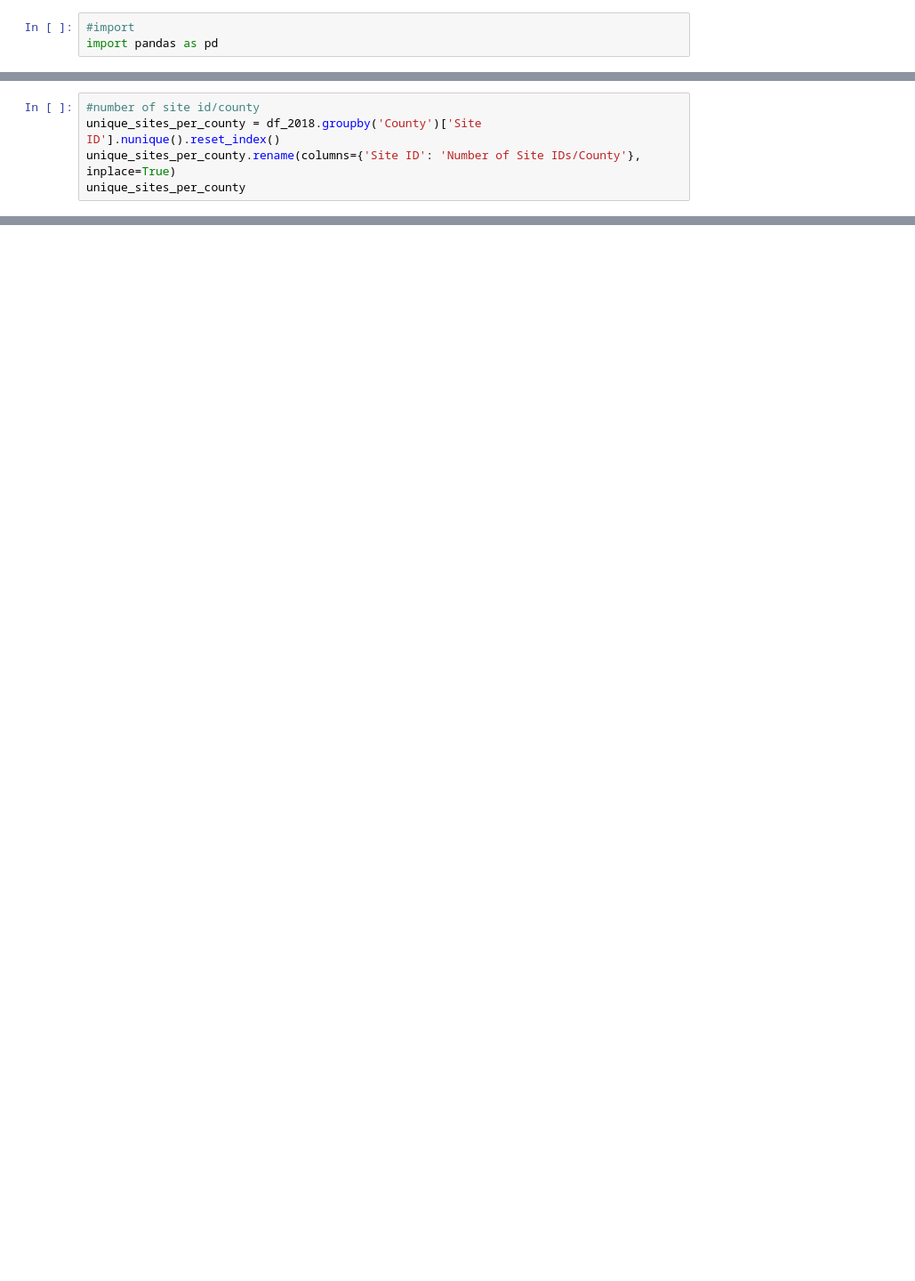
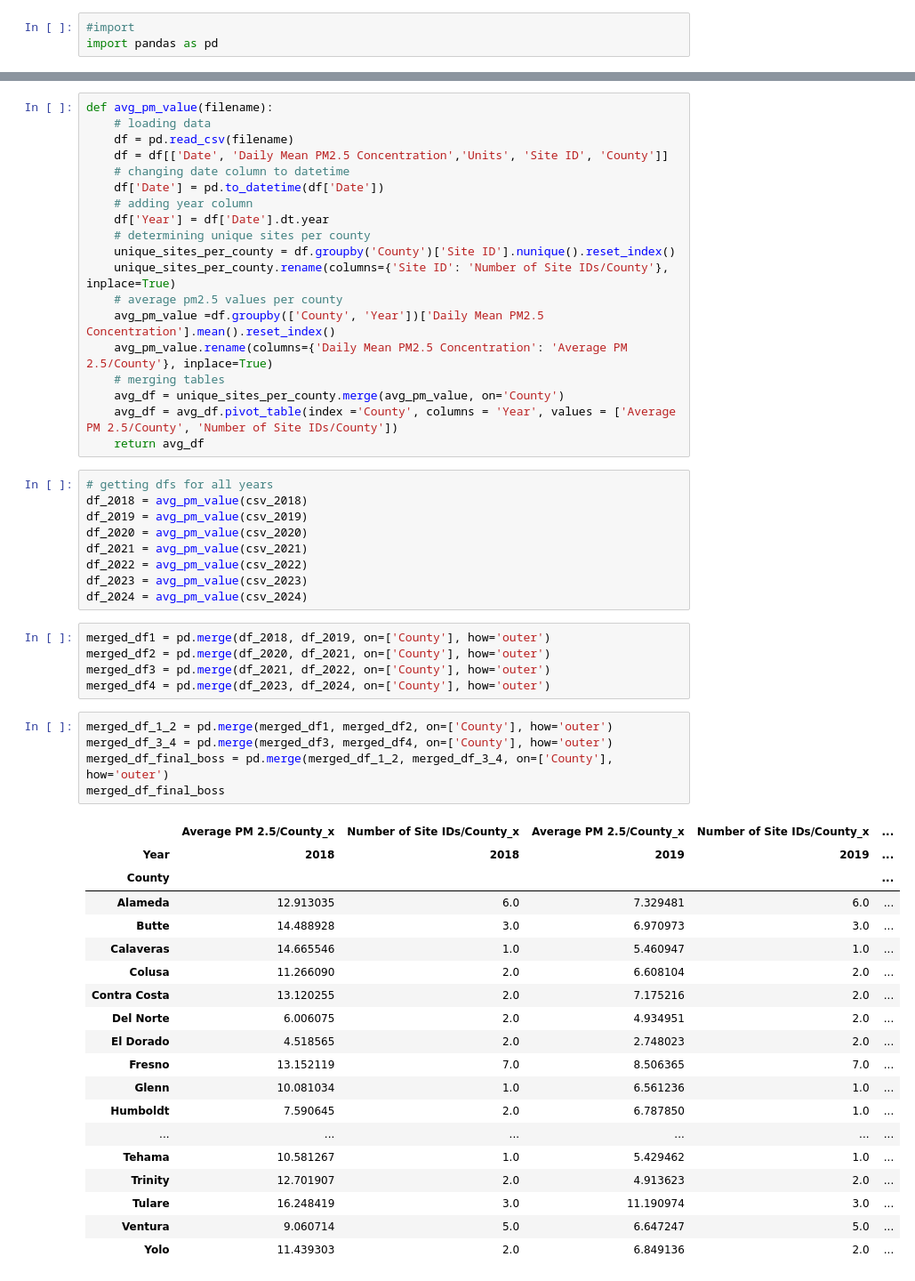
Before and after one commit to kellerl7/SIADS_Milestone_1, a Jupyter notebook: PM2.5_Filtered_Data.ipynb, the cells around one changed output, grey strips where cells are left out. Shown at 89% size. Drawn from its saved outputs; the diff is of its cells as text; blank space fills up the shorter version.

```diff
--- a/PM2.5_Filtered_Data.ipynb
+++ b/PM2.5_Filtered_Data.ipynb
@@ -37,5 +3,0 @@ df_2018
-# %%
-#number of site id/county
-unique_sites_per_county = df_2018.groupby('County')['Site ID'].nunique().reset_index()
-unique_sites_per_county.rename(columns={'Site ID': 'Number of Site IDs/County'}, inplace=True)
-unique_sites_per_county
@@ -86,0 +24,58 @@ avg_df_2018
+# %%
+def avg_pm_value(filename):
+    # loading data
+    df = pd.read_csv(filename)
+    df = df[['Date', 'Daily Mean PM2.5 Concentration','Units', 'Site ID', 'County']]
+    # changing date column to datetime
+    df['Date'] = pd.to_datetime(df['Date'])
+    # adding year column
+    df['Year'] = df['Date'].dt.year
+    # determining unique sites per county
+    unique_sites_per_county = df.groupby('County')['Site ID'].nunique().reset_index()
+    unique_sites_per_county.rename(columns={'Site ID': 'Number of Site IDs/County'}, inplace=True)
+    # average pm2.5 values per county
+    avg_pm_value =df.groupby(['County', 'Year'])['Daily Mean PM2.5 Concentration'].mean().reset_index()
+    avg_pm_value.rename(columns={'Daily Mean PM2.5 Concentration': 'Average PM 2.5/County'}, inplace=True)
+    # merging tables
+    avg_df = unique_sites_per_county.merge(avg_pm_value, on='County')
+    avg_df = avg_df.pivot_table(index ='County', columns = 'Year', values = ['Average PM 2.5/County', 'Number of Site IDs/County'])
+    return avg_df
+# %%
+# getting dfs for all years
+df_2018 = avg_pm_value(csv_2018)
+df_2019 = avg_pm_value(csv_2019)
+df_2020 = avg_pm_value(csv_2020)
+df_2021 = avg_pm_value(csv_2021)
+df_2022 = avg_pm_value(csv_2022)
+df_2023 = avg_pm_value(csv_2023)
+df_2024 = avg_pm_value(csv_2024)
+# %%
+merged_df1 = pd.merge(df_2018, df_2019, on=['County'], how='outer')
+merged_df2 = pd.merge(df_2020, df_2021, on=['County'], how='outer')
+merged_df3 = pd.merge(df_2021, df_2022, on=['County'], how='outer')
+merged_df4 = pd.merge(df_2023, df_2024, on=['County'], how='outer')
+# %%
+merged_df_1_2 = pd.merge(merged_df1, merged_df2, on=['County'], how='outer')
+merged_df_3_4 = pd.merge(merged_df3, merged_df4, on=['County'], how='outer')
+merged_df_final_boss = pd.merge(merged_df_1_2, merged_df_3_4, on=['County'], how='outer')
+merged_df_final_boss
+# %% [output]
+|  | Average PM 2.5/County_x | Number of Site IDs/County_x | Average PM 2.5/County_x | Number of Site IDs/County_x | ... |
+| Year | 2018 | 2018 | 2019 | 2019 | ... |
+| County |  |  |  |  | ... |
+| Alameda | 12.913035 | 6.0 | 7.329481 | 6.0 | ... |
+| Butte | 14.488928 | 3.0 | 6.970973 | 3.0 | ... |
+| Calaveras | 14.665546 | 1.0 | 5.460947 | 1.0 | ... |
+| Colusa | 11.266090 | 2.0 | 6.608104 | 2.0 | ... |
+| Contra Costa | 13.120255 | 2.0 | 7.175216 | 2.0 | ... |
+| Del Norte | 6.006075 | 2.0 | 4.934951 | 2.0 | ... |
+| El Dorado | 4.518565 | 2.0 | 2.748023 | 2.0 | ... |
+| Fresno | 13.152119 | 7.0 | 8.506365 | 7.0 | ... |
+| Glenn | 10.081034 | 1.0 | 6.561236 | 1.0 | ... |
+| Humboldt | 7.590645 | 2.0 | 6.787850 | 1.0 | ... |
+| ... | ... | ... | ... | ... | ... |
+| Tehama | 10.581267 | 1.0 | 5.429462 | 1.0 | ... |
+| Trinity | 12.701907 | 2.0 | 4.913623 | 2.0 | ... |
+| Tulare | 16.248419 | 3.0 | 11.190974 | 3.0 | ... |
+| Ventura | 9.060714 | 5.0 | 6.647247 | 5.0 | ... |
+| Yolo | 11.439303 | 2.0 | 6.849136 | 2.0 | ... |
```
Also changed, not shown: parts of 6 cells of this notebook.
